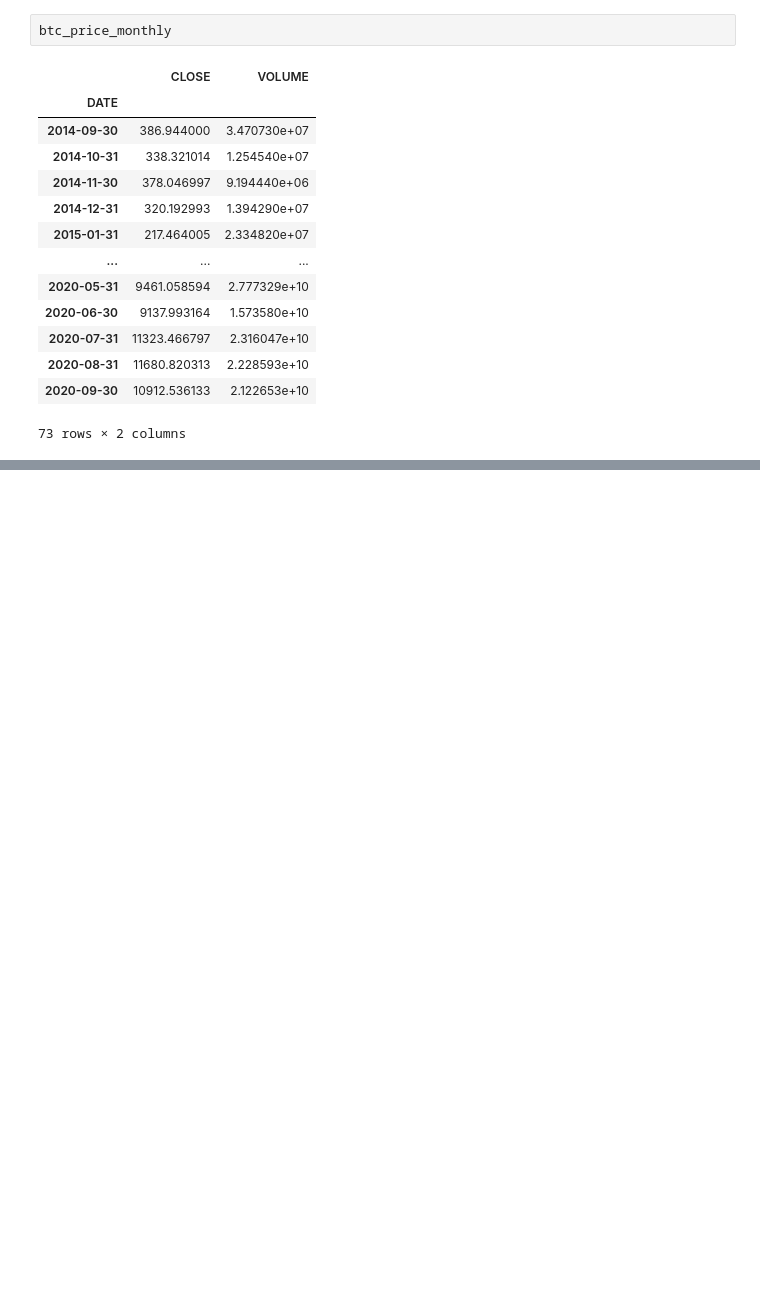
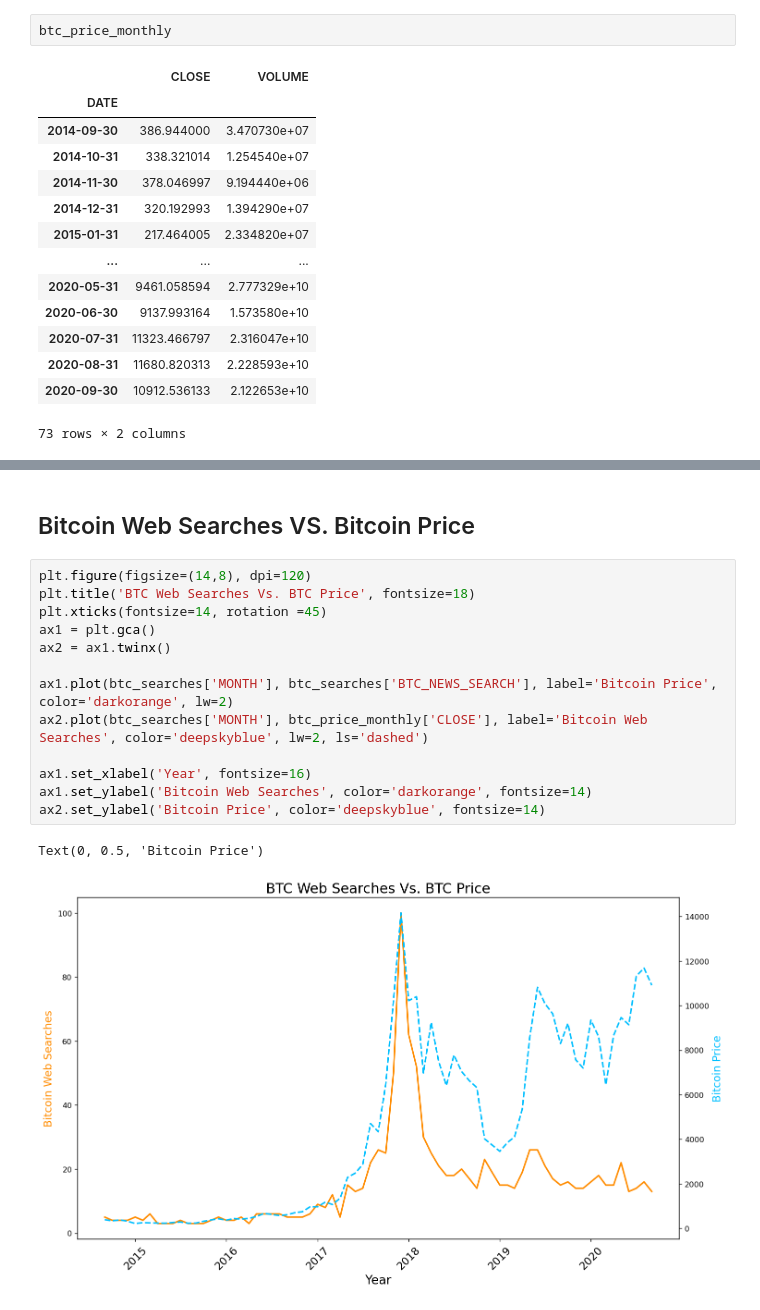
Before and after one commit to Am1tp/DataAnalysis-JupyterNotebook-GoogleTrendsDataAnalysis, a Jupyter notebook: GoogleTrendsData.ipynb, the cells around one changed output, grey strips where cells are left out. Drawn from its saved outputs; the diff is of its cells as text; blank space fills up the shorter version.

```diff
--- a/GoogleTrendsData.ipynb
+++ b/GoogleTrendsData.ipynb
@@ -351,0 +390,18 @@ btc_price_monthly
+# %% [markdown]
+## Bitcoin Web Searches VS. Bitcoin Price
+# %%
+plt.figure(figsize=(14,8), dpi=120)
+plt.title('BTC Web Searches Vs. BTC Price', fontsize=18)
+plt.xticks(fontsize=14, rotation =45)
+ax1 = plt.gca()
+ax2 = ax1.twinx()
+
+ax1.plot(btc_searches['MONTH'], btc_searches['BTC_NEWS_SEARCH'], label='Bitcoin Price', color='darkorange', lw=2)
+ax2.plot(btc_searches['MONTH'], btc_price_monthly['CLOSE'], label='Bitcoin Web Searches', color='deepskyblue', lw=2, ls='dashed')
+
+ax1.set_xlabel('Year', fontsize=16)
+ax1.set_ylabel('Bitcoin Web Searches', color='darkorange', fontsize=14)
+ax2.set_ylabel('Bitcoin Price', color='deepskyblue', fontsize=14)
+# %% [output]
+Text(0, 0.5, 'Bitcoin Price')
+[figure, added]
```
Also changed, not shown: parts of 18 cells of this notebook.
